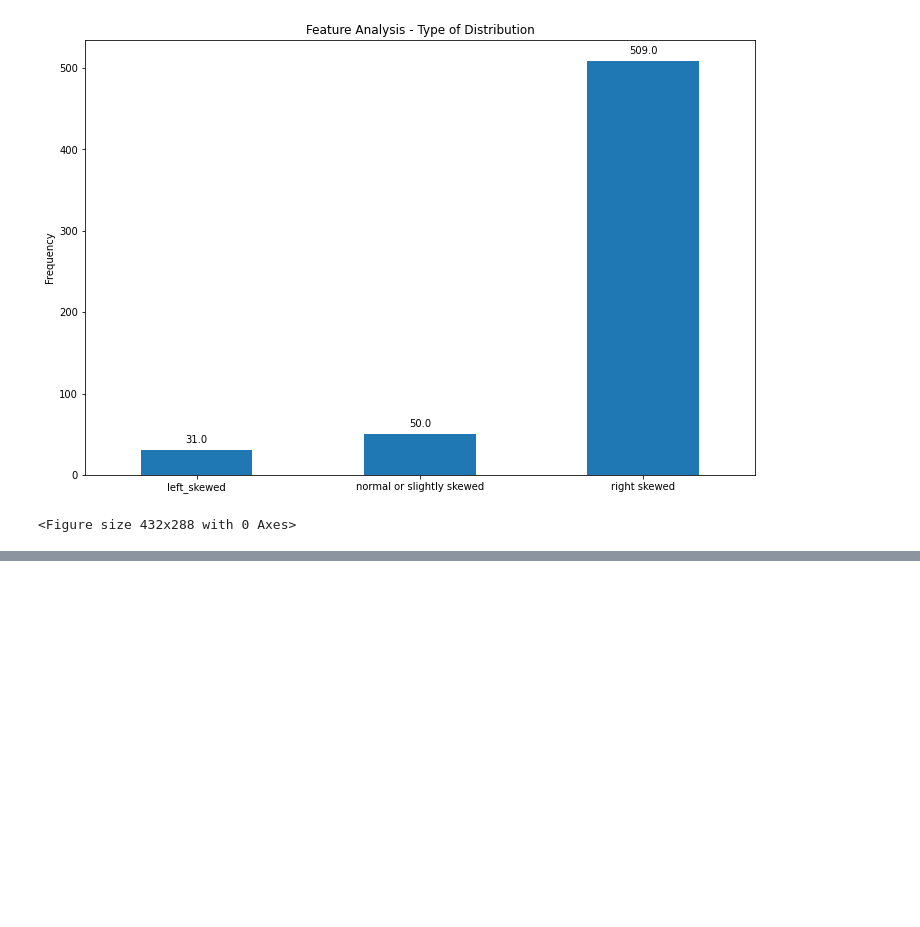
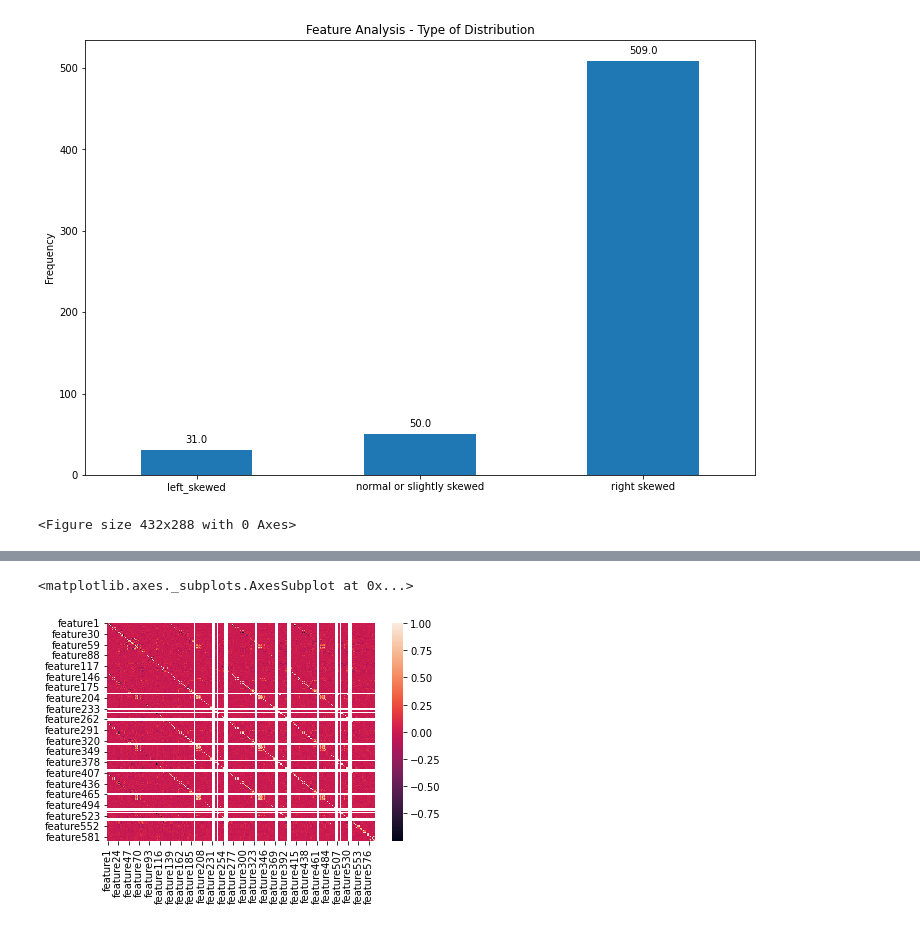
Before and after one commit to hinatanvir/Fault-Detection-SECOM, a Jupyter notebook: EDA.ipynb, the cells around one changed output, grey strips where cells are left out. Drawn from its saved outputs; the diff is of its cells as text; code cells hidden in the pictures; blank space fills up the shorter version.

```diff
--- a/EDA.ipynb
+++ b/EDA.ipynb
@@ -246,0 +276,5 @@ data.hist()
+# %%
+sns.heatmap(data.corr())
+# %% [output]
+<matplotlib.axes._subplots.AxesSubplot at 0x...>
+[figure, added]
```
Also changed, not shown: parts of 11 cells of this notebook.
